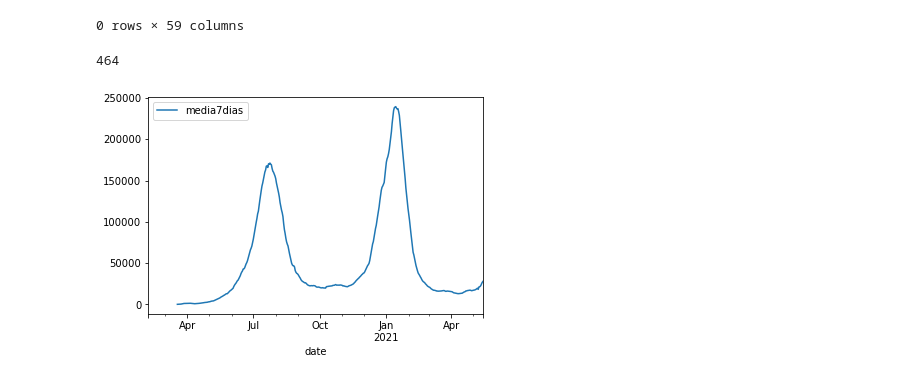
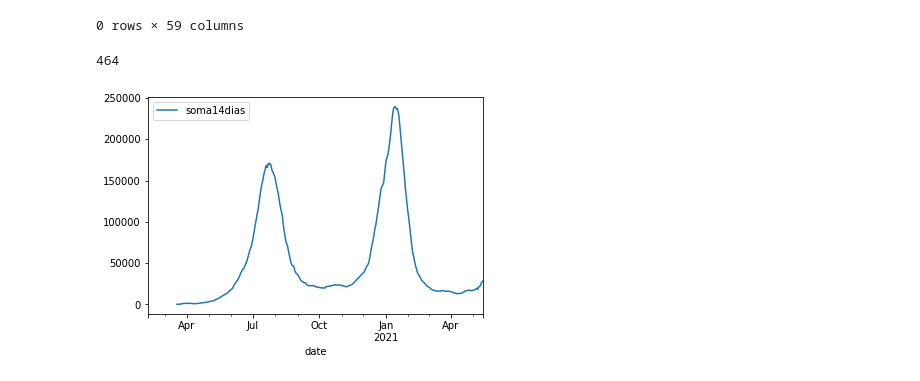
Before and after one commit to LucasAdame/R0, a Jupyter notebook: R0_ourworldindata.ipynb, the cells around one changed output. Cells and saved outputs as stored; diff of their text form; code cells hidden in the pictures.

```diff
--- a/R0_ourworldindata.ipynb
+++ b/R0_ourworldindata.ipynb
@@ -195,13 +195,13 @@ pt_df.dropna()
 |  | iso_code | continent | location | date | total_cases | new_cases | new_cases_smoothed | total_deaths | ... |
 0 rows × 59 columns
 # %%
-pt_df["media7dias"] = pt_df["new_cases"].rolling(14).sum()
-fity2 = [0]*len(pt_df["media7dias"])
+pt_df["soma14dias"] = pt_df["new_cases"].rolling(14).sum()
+fity2 = [0]*len(pt_df["soma14dias"])
 # %%
 pt_df.index = range(0, len(pt_df["location"]), 1)
 pt_df.tail(1)
 
-for i in range(0, len(pt_df["media7dias"])):
-    if(pt_df["media7dias"][i]>0):
-        fity2[i] = math.log(pt_df["media7dias"][i])
+for i in range(0, len(pt_df["soma14dias"])):
+    if(pt_df["soma14dias"][i]>0):
+        fity2[i] = math.log(pt_df["soma14dias"][i])
 # %%
@@ -262,21 +262,21 @@ sa_df.dropna()
 |  | iso_code | continent | location | date | total_cases | new_cases | new_cases_smoothed | total_deaths | ... |
 0 rows × 59 columns
 # %%
-sa_df["media7dias"] = sa_df["new_cases"].rolling(14).sum()
-fity2 = [0]*len(sa_df["media7dias"])
+sa_df["soma14dias"] = sa_df["new_cases"].rolling(14).sum()
+fity2 = [0]*len(sa_df["soma14dias"])
 # %%
 sa_df.index = range(0, len(sa_df["location"]), 1)
 sa_df.tail(1)
 
-for i in range(0, len(sa_df["media7dias"])):
-    if(sa_df["media7dias"][i]>0):
-        fity2[i] = math.log(sa_df["media7dias"][i])
+for i in range(0, len(sa_df["soma14dias"])):
+    if(sa_df["soma14dias"][i]>0):
+        fity2[i] = math.log(sa_df["soma14dias"][i])
 # %%
-sa_df.plot("date", "media7dias")
+sa_df.plot("date", "soma14dias")
 print(len(fity2))
 # %% [output]
 464
-[figure, old version]
+[figure, new version]
 # %%
 interval = np.linspace(0, 350-300, 350-300, endpoint = False)
 plt.scatter(interval, fity2[300:350])
```
Also changed, not shown: parts of 17 cells of this notebook, 1 other file.
